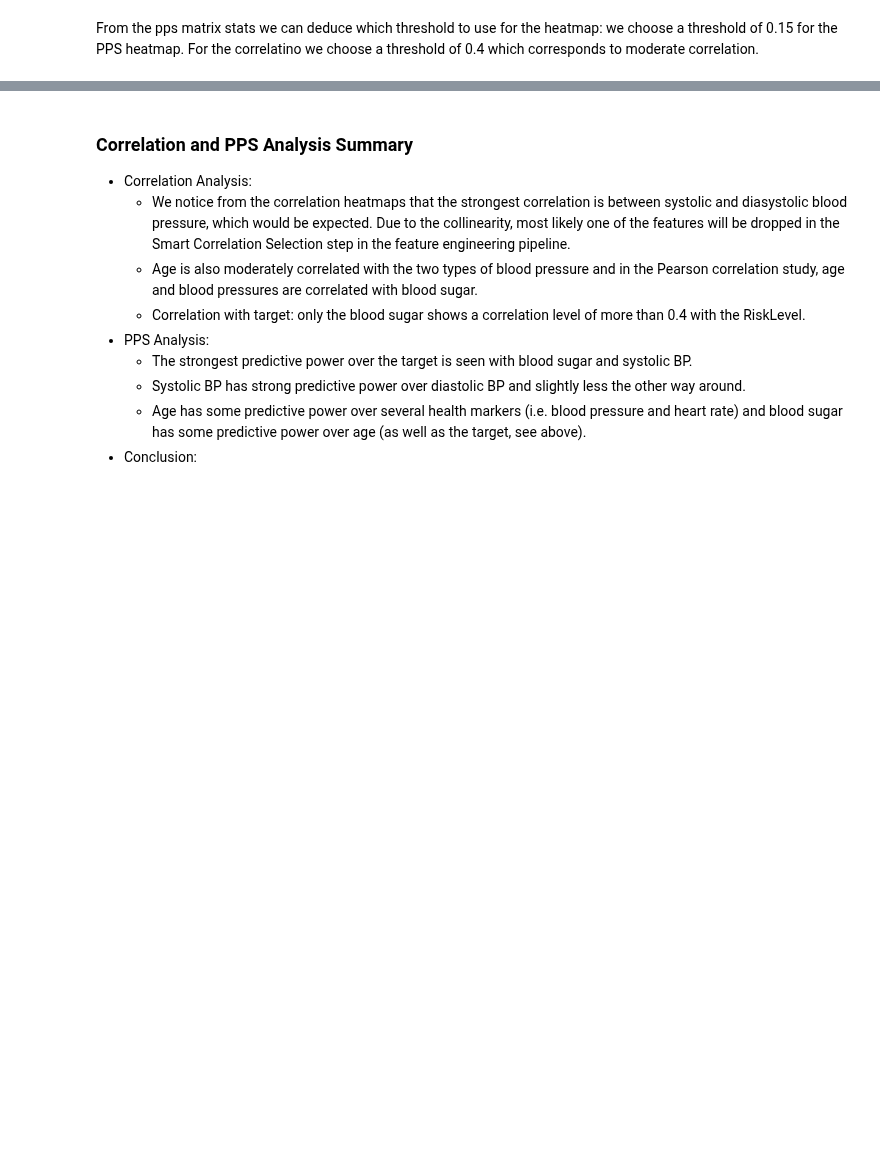
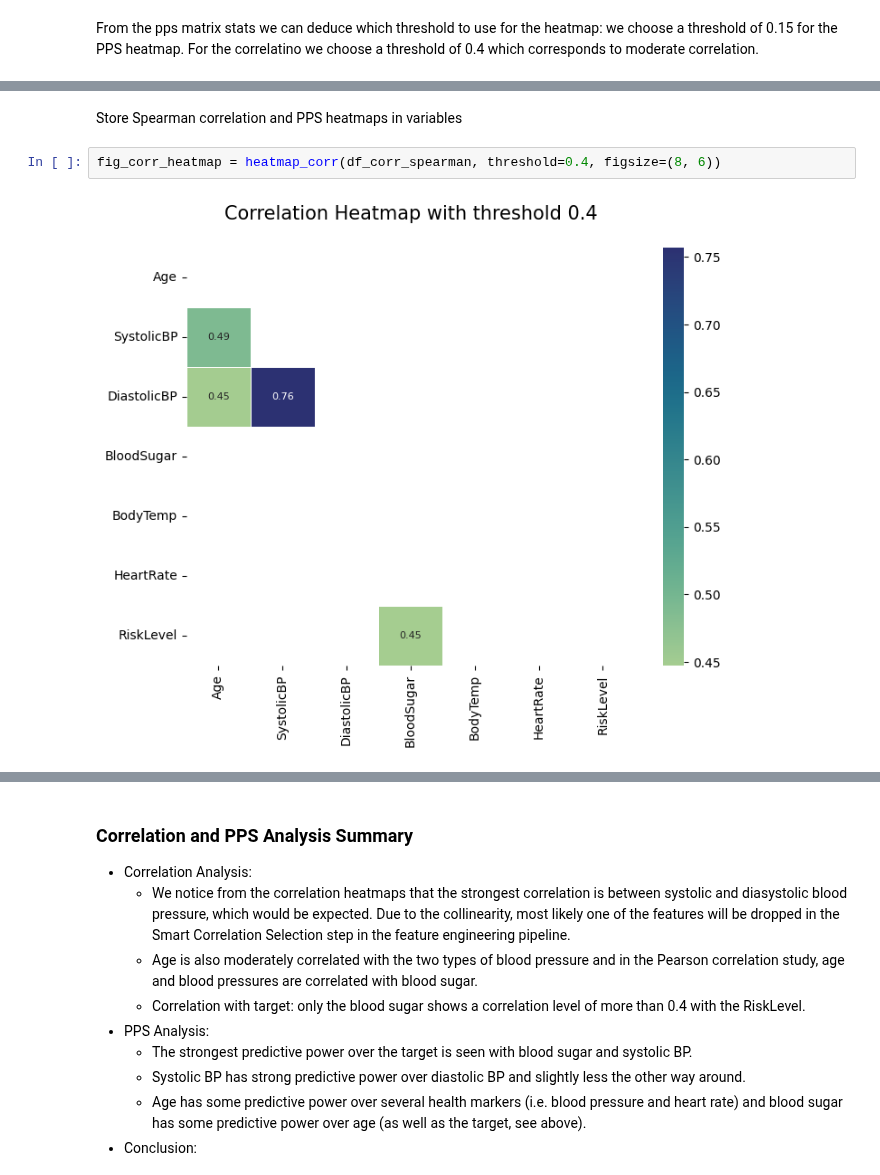
Before and after one commit to theresaabl/ML-maternal-health-risk, a Jupyter notebook: jupyter_notebooks/04-DataCleaning.ipynb, the cells around one changed output, grey strips where cells are left out. Saved outputs shown, nothing was run; the diff lists cells and outputs as text; blank space fills up the shorter version.

```diff
--- a/jupyter_notebooks/04-DataCleaning.ipynb
+++ b/jupyter_notebooks/04-DataCleaning.ipynb
@@ -299,0 +371,6 @@ The score ranges from 0 (no predictive power) to 1 (perfect predictive power)
+# %% [markdown]
+Store Spearman correlation and PPS heatmaps in variables
+# %%
+fig_corr_heatmap = heatmap_corr(df_corr_spearman, threshold=0.4, figsize=(8, 6))
+# %% [output]
+[figure, added]
```
Also changed, not shown: parts of 14 cells of this notebook, 4 other files.
